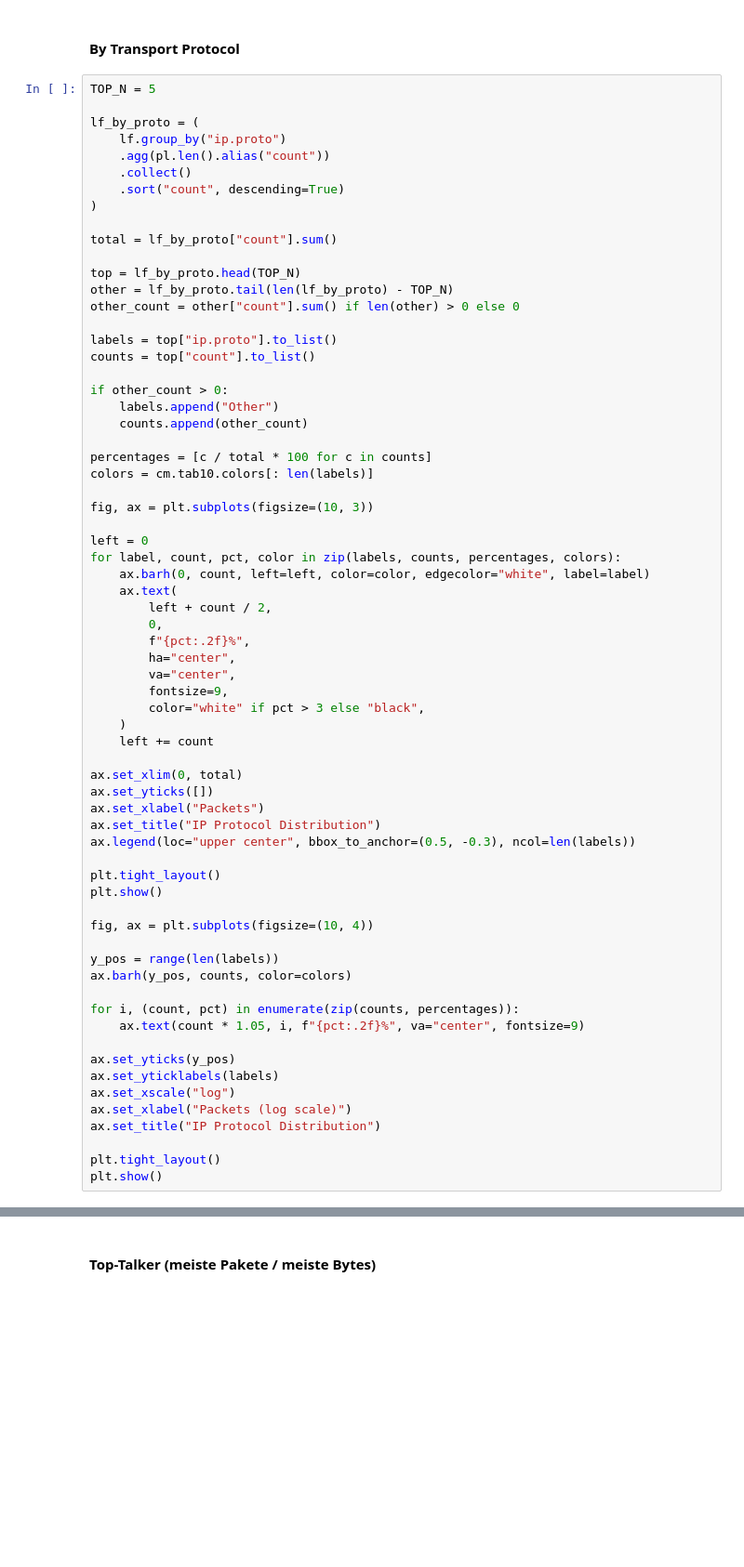
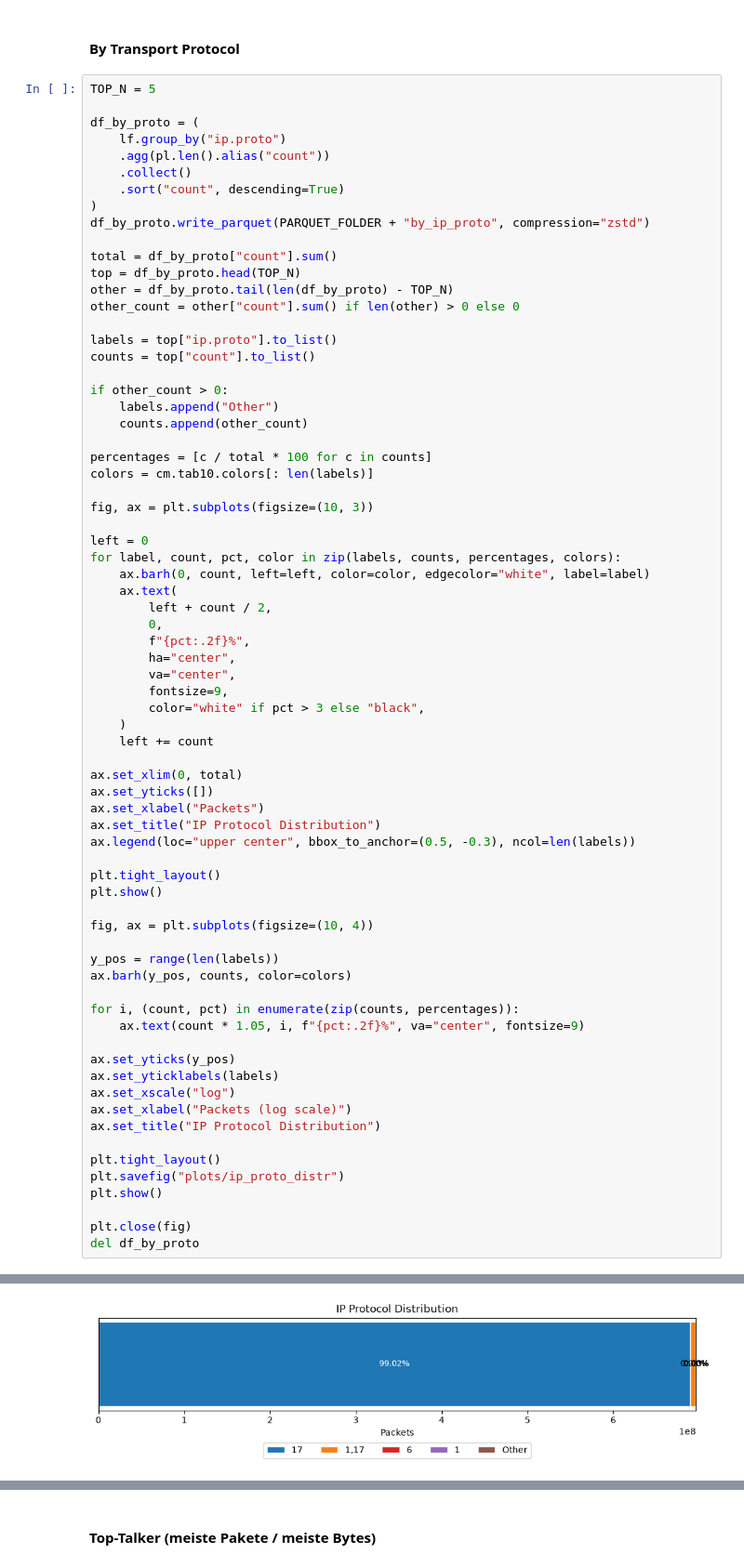
Before and after one commit to lukasseb/ddos_analysis, a Jupyter notebook: general_analysis.ipynb, the cells around one changed output, grey strips where cells are left out. Shown at 93% size. Saved outputs shown, nothing was run; the diff lists cells and outputs as text; blank space fills up the shorter version.

```diff
--- a/general_analysis.ipynb
+++ b/general_analysis.ipynb
@@ -182,17 +214,17 @@ Packets null: 13965
 # %%
 TOP_N = 5
 
-lf_by_proto = (
+df_by_proto = (
     lf.group_by("ip.proto")
     .agg(pl.len().alias("count"))
     .collect()
     .sort("count", descending=True)
 )
+df_by_proto.write_parquet(PARQUET_FOLDER + "by_ip_proto", compression="zstd")
 
-total = lf_by_proto["count"].sum()
-
-top = lf_by_proto.head(TOP_N)
-other = lf_by_proto.tail(len(lf_by_proto) - TOP_N)
+total = df_by_proto["count"].sum()
+top = df_by_proto.head(TOP_N)
+other = df_by_proto.tail(len(df_by_proto) - TOP_N)
 other_count = other["count"].sum() if len(other) > 0 else 0
 
 labels = top["ip.proto"].to_list()
@@ -245,5 +277,9 @@ ax.set_xlabel("Packets (log scale)")
 ax.set_title("IP Protocol Distribution")
 
 plt.tight_layout()
+plt.savefig("plots/ip_proto_distr")
 plt.show()
+
+plt.close(fig)
+del df_by_proto
 # %% [output]
@@ -250,0 +286 @@ NameError: name 'other_count' is not defined
+[figure, added]
```
Also changed, not shown: parts of 14 cells of this notebook, 3 other files.
